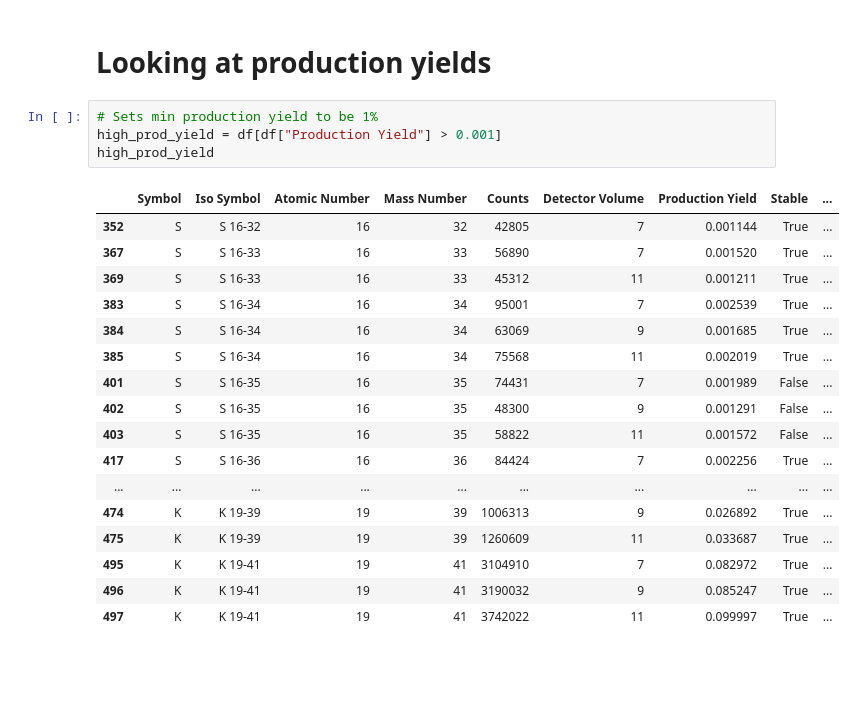
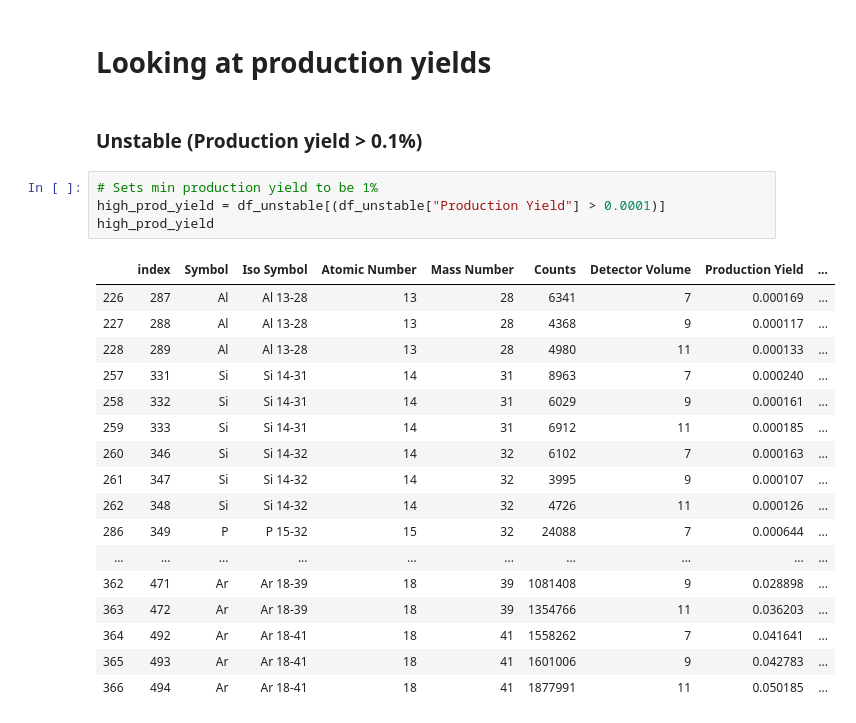
Before and after one commit to TomSB1423/nucleide_data, a Jupyter notebook: total_counts.ipynb, the cells around one changed output. Cells and saved outputs as stored; diff of their text form; blank space fills up the shorter version.

```diff
--- a/total_counts.ipynb
+++ b/total_counts.ipynb
@@ -205,25 +222,27 @@ df_unstable_sort_life.head(60)
 | 383 | 505 | K | K 19-42 | 19 | 42 | 40 | 9 | 1.068912e-06 | ... |
 # %% [markdown]
 # Looking at production yields
+# %% [markdown]
+### Unstable (Production yield > 0.1%)
 # %%
 # Sets min production yield to be 1%
-high_prod_yield = df[df["Production Yield"] > 0.001]
+high_prod_yield = df_unstable[(df_unstable["Production Yield"] > 0.0001)]
 high_prod_yield
 # %% [output]
-|  | Symbol | Iso Symbol | Atomic Number | Mass Number | Counts | Detector Volume | Production Yield | Stable | ... |
-| 352 | S | S 16-32 | 16 | 32 | 42805 | 7 | 0.001144 | True | ... |
-| 367 | S | S 16-33 | 16 | 33 | 56890 | 7 | 0.001520 | True | ... |
-| 369 | S | S 16-33 | 16 | 33 | 45312 | 11 | 0.001211 | True | ... |
-| 383 | S | S 16-34 | 16 | 34 | 95001 | 7 | 0.002539 | True | ... |
-| 384 | S | S 16-34 | 16 | 34 | 63069 | 9 | 0.001685 | True | ... |
-| 385 | S | S 16-34 | 16 | 34 | 75568 | 11 | 0.002019 | True | ... |
-| 401 | S | S 16-35 | 16 | 35 | 74431 | 7 | 0.001989 | False | ... |
-| 402 | S | S 16-35 | 16 | 35 | 48300 | 9 | 0.001291 | False | ... |
-| 403 | S | S 16-35 | 16 | 35 | 58822 | 11 | 0.001572 | False | ... |
-| 417 | S | S 16-36 | 16 | 36 | 84424 | 7 | 0.002256 | True | ... |
+|  | index | Symbol | Iso Symbol | Atomic Number | Mass Number | Counts | Detector Volume | Production Yield | ... |
+| 226 | 287 | Al | Al 13-28 | 13 | 28 | 6341 | 7 | 0.000169 | ... |
+| 227 | 288 | Al | Al 13-28 | 13 | 28 | 4368 | 9 | 0.000117 | ... |
+| 228 | 289 | Al | Al 13-28 | 13 | 28 | 4980 | 11 | 0.000133 | ... |
+| 257 | 331 | Si | Si 14-31 | 14 | 31 | 8963 | 7 | 0.000240 | ... |
+| 258 | 332 | Si | Si 14-31 | 14 | 31 | 6029 | 9 | 0.000161 | ... |
+| 259 | 333 | Si | Si 14-31 | 14 | 31 | 6912 | 11 | 0.000185 | ... |
+| 260 | 346 | Si | Si 14-32 | 14 | 32 | 6102 | 7 | 0.000163 | ... |
+| 261 | 347 | Si | Si 14-32 | 14 | 32 | 3995 | 9 | 0.000107 | ... |
+| 262 | 348 | Si | Si 14-32 | 14 | 32 | 4726 | 11 | 0.000126 | ... |
+| 286 | 349 | P | P 15-32 | 15 | 32 | 24088 | 7 | 0.000644 | ... |
 | ... | ... | ... | ... | ... | ... | ... | ... | ... | ... |
-| 474 | K | K 19-39 | 19 | 39 | 1006313 | 9 | 0.026892 | True | ... |
-| 475 | K | K 19-39 | 19 | 39 | 1260609 | 11 | 0.033687 | True | ... |
-| 495 | K | K 19-41 | 19 | 41 | 3104910 | 7 | 0.082972 | True | ... |
-| 496 | K | K 19-41 | 19 | 41 | 3190032 | 9 | 0.085247 | True | ... |
-| 497 | K | K 19-41 | 19 | 41 | 3742022 | 11 | 0.099997 | True | ... |
+| 362 | 471 | Ar | Ar 18-39 | 18 | 39 | 1081408 | 9 | 0.028898 | ... |
+| 363 | 472 | Ar | Ar 18-39 | 18 | 39 | 1354766 | 11 | 0.036203 | ... |
+| 364 | 492 | Ar | Ar 18-41 | 18 | 41 | 1558262 | 7 | 0.041641 | ... |
+| 365 | 493 | Ar | Ar 18-41 | 18 | 41 | 1601006 | 9 | 0.042783 | ... |
+| 366 | 494 | Ar | Ar 18-41 | 18 | 41 | 1877991 | 11 | 0.050185 | ... |
```
Also changed, not shown: parts of 6 cells of this notebook.
